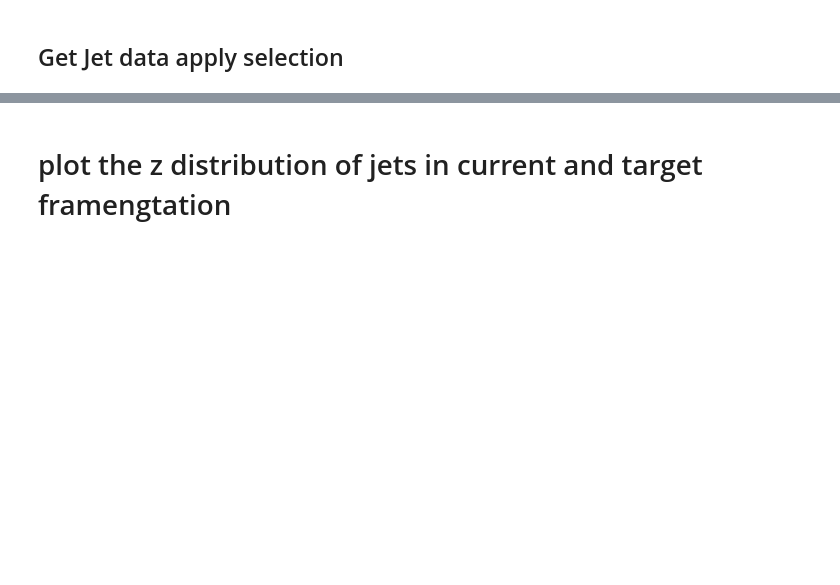
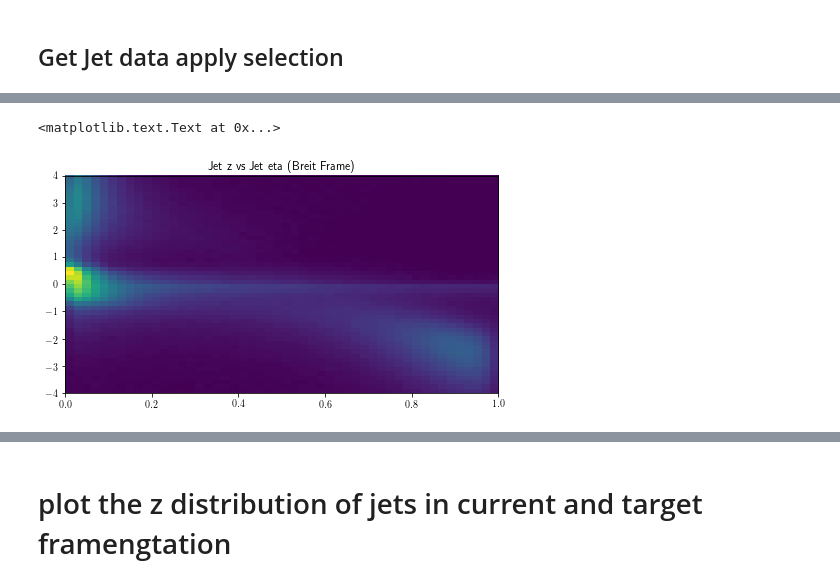
Before and after one commit to miguelignacio/eicsim, a Jupyter notebook: BreitAnalysis.ipynb, the cells around one changed output, grey strips where cells are left out. Drawn from its saved outputs; the diff is of its cells as text; code cells hidden in the pictures; blank space fills up the shorter version.

```diff
--- a/BreitAnalysis.ipynb
+++ b/BreitAnalysis.ipynb
@@ -37,13 +37,24 @@ def getJetData(inputFiles):
 
 
     cols.append('n_total')
+    cols.append('n_charged')
+
     cols.append('jet_eta')
     cols.append('jet_theta')
     cols.append('jet_p')
     cols.append('jet_pt')
     cols.append('jet_qt')
-    cols.append('jet_qt_breit')
+    cols.append('jet_qt_up')
+    cols.append('jet_qt_down')
+
+
     cols.append('jet_z')
+    cols.append('jet_z_up')
+    cols.append('jet_z_down')
+
+    cols.append('jet_lab_pt')
+    cols.append('jet_lab_e')
+    cols.append('jet_lab_eta')
 
     lists = scalar
     dataframes = []
@@ -128,12 +152,15 @@ df_jet = applyEventCuts(df_jet)
 # %%
 import matplotlib.colors as mcolors
 
 fig, axs = plt.subplots(ncols=1, sharey=True, figsize=(7, 4))
 fig.subplots_adjust(hspace=0.5, left=0.07, right=0.93)
 ax = axs
-hb = ax.hist2d(df_jet.query('jet_z<1.5 and abs(jet_eta)<4.0')['jet_z'], df_jet.query('jet_z<1.5 and abs(jet_eta)<4.0')['jet_eta'], norm=mcolors.PowerNorm(0.5),bins=50)
+hb = ax.hist2d(df_jet.query('jet_z<1.0 and abs(jet_eta)<4.0')['jet_z'], df_jet.query('jet_z<1.0 and abs(jet_eta)<4.0')['jet_eta'], norm=mcolors.PowerNorm(0.5),bins=50)
 
 ax.set_title('Jet z vs Jet eta (Breit Frame)')
+# %% [output]
+<matplotlib.text.Text at 0x...>
+[figure, added]
 # %%
 rc('text', usetex=False)
 df_jet.hist(figsize=(24,24),bins=100)
```
Also changed, not shown: parts of 14 cells of this notebook.
